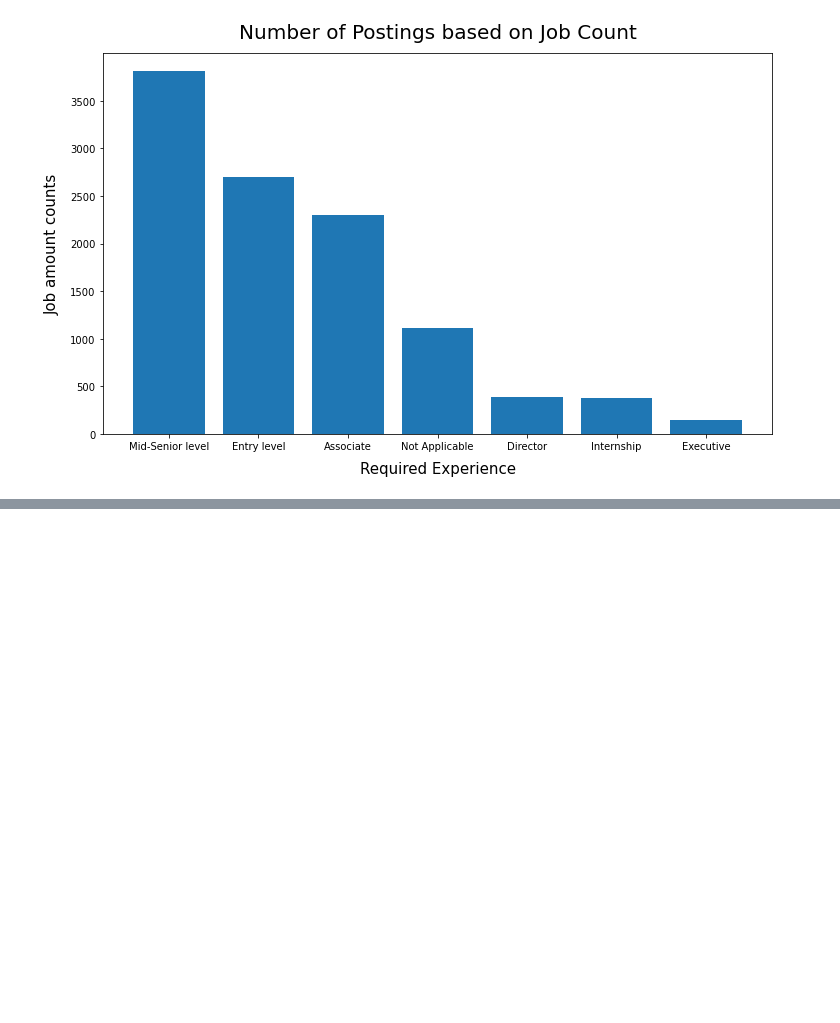
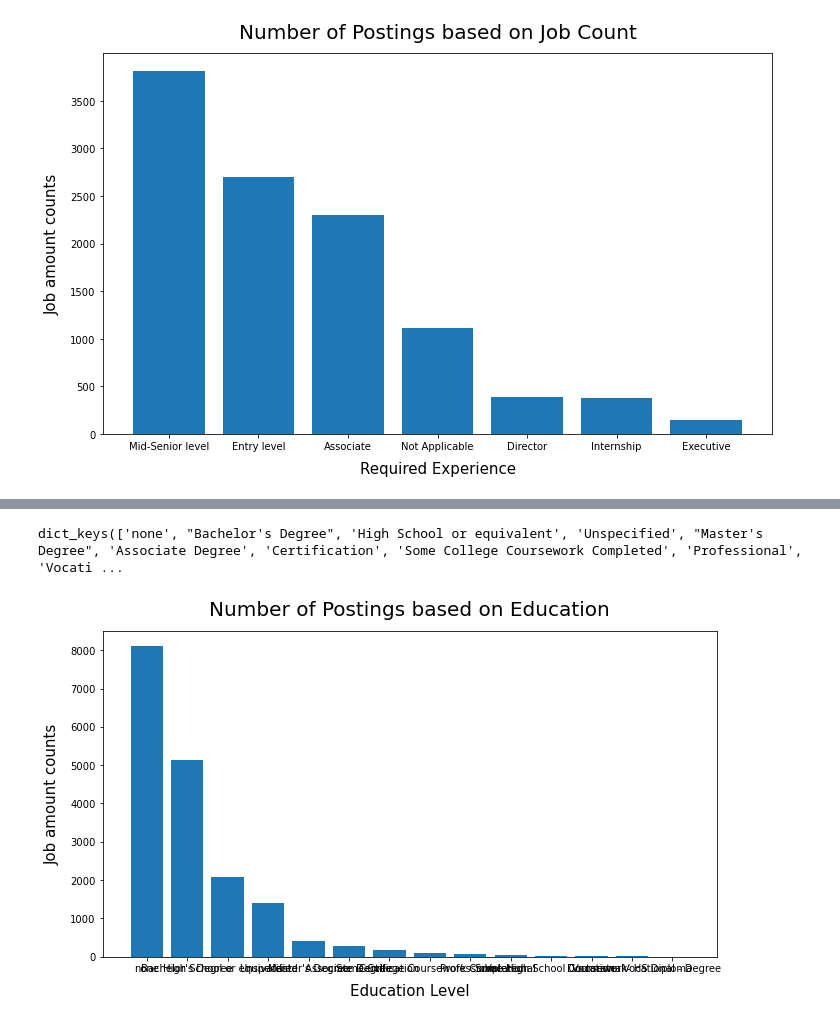
Before and after one commit to Ikyupark/Capstone-project, a Jupyter notebook: Uncleaned_Data_Analysis.ipynb, the cells around one changed output, grey strips where cells are left out. Saved outputs shown, nothing was run; the diff lists cells and outputs as text; code cells hidden in the pictures; blank space fills up the shorter version.

```diff
--- a/Uncleaned_Data_Analysis.ipynb
+++ b/Uncleaned_Data_Analysis.ipynb
@@ -6,4 +6,5 @@ import os
 import matplotlib.pyplot as plt
 import seaborn as sns
 # %%
-df = pd.read_csv('fake_job_postings.csv')
+df = pd.read_csv('Resources/fake_job_postings_cleaned_v2.csv')
+df.head()
@@ -99,0 +108,15 @@ plot = plt.pie(data, labels=labels, explode = explode, shadow = True, autopct='%
+# %%
+# required education
+
+education = dict(df.required_education.value_counts())
+education_bar = plt.figure(figsize = (11,6))
+plt.bar(education.keys(), education.values())
+plt.title('Number of Postings based on Education', pad=15, size=20)
+plt.xlabel('Education Level', size=15, labelpad=10)
+plt.ylabel('Job amount counts',size=15, labelpad=10)
+plt.xticks()
+
+education.keys()
+# %% [output]
+dict_keys(['none', "Bachelor's Degree", 'High School or equivalent', 'Unspecified', "Master's Degree", 'Associate Degree', 'Certification', 'Some College Coursework Completed', 'Professional', 'Vocati ...
+[figure, added]
```
Also changed, not shown: parts of 3 cells of this notebook.
